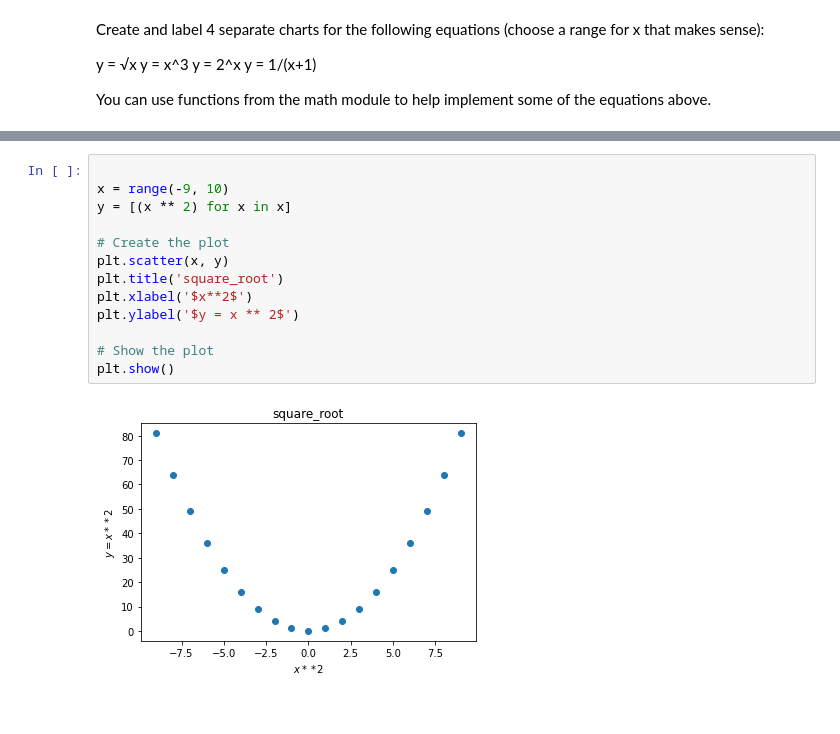
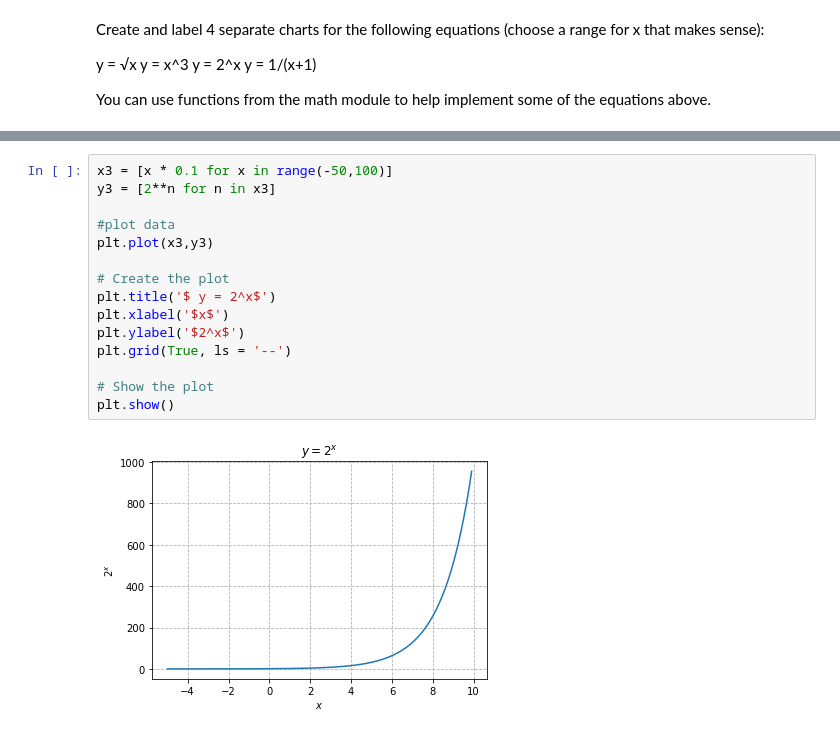
Before and after one commit to dlmitc3/numpy-pandas-visualization-exercises, a Jupyter notebook: matplotlib_exercises.ipynb, the cells around one changed output, grey strips where cells are left out. Cells and saved outputs as stored; diff of their text form.

```diff
--- a/matplotlib_exercises.ipynb
+++ b/matplotlib_exercises.ipynb
@@ -41,15 +80,17 @@ You can use functions from the math module to help implement some of the equatio
 # %%
+x3 = [x * 0.1 for x in range(-50,100)]
+y3 = [2**n for n in x3]
 
-x = range(-9, 10)
-y = [(x ** 2) for x in x]
+#plot data
+plt.plot(x3,y3)
 
 # Create the plot
-plt.scatter(x, y)
-plt.title('square_root')
-plt.xlabel('$x**2$')
-plt.ylabel('$y = x ** 2$')
+plt.title('$ y = 2^x$')
+plt.xlabel('$x$')
+plt.ylabel('$2^x$')
+plt.grid(True, ls = '--')
 
 # Show the plot
 plt.show()
 # %% [output]
-[figure, old version]
+[figure, new version]
```
Also changed, not shown: parts of 10 cells of this notebook.
